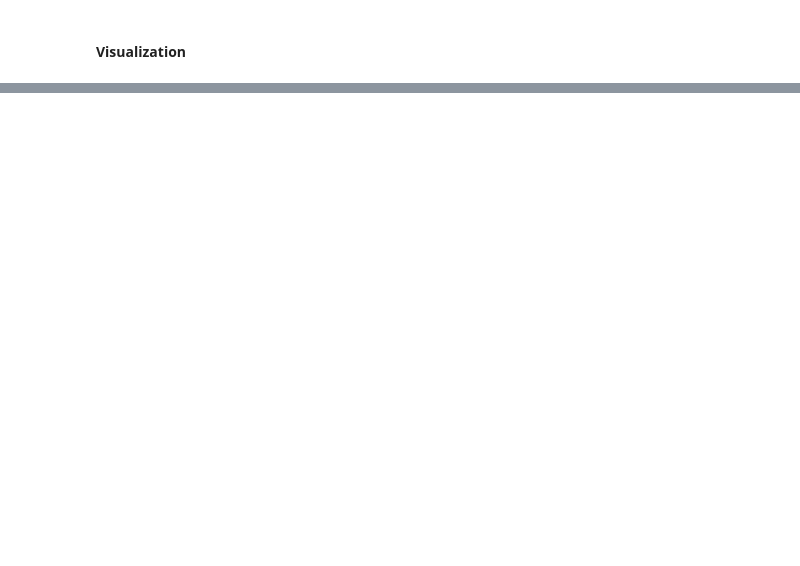
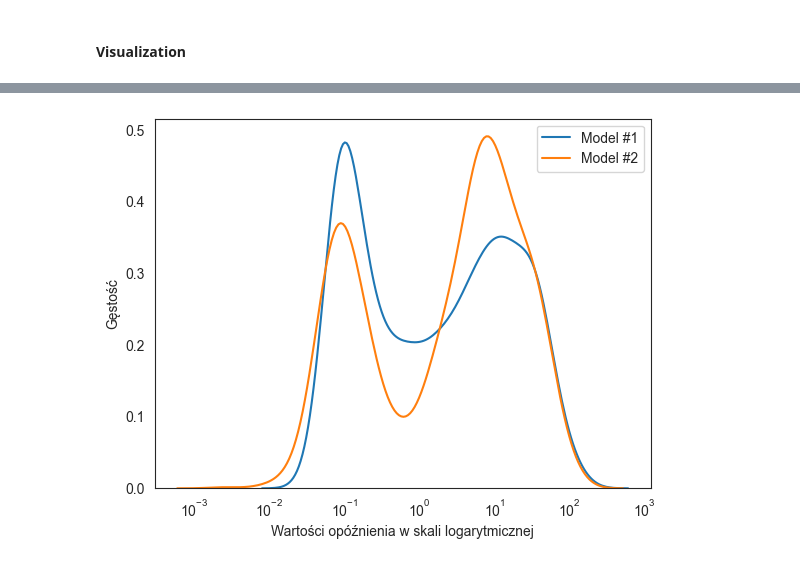
Before and after one commit to kowaleuro/GNN, a Jupyter notebook: model_analysis.ipynb, the cells around one changed output, grey strips where cells are left out. Drawn from its saved outputs; the diff is of its cells as text; code cells hidden in the pictures; blank space fills up the shorter version.

```diff
--- a/model_analysis.ipynb
+++ b/model_analysis.ipynb
@@ -98,0 +103,23 @@ Reusing TensorBoard on port 6006 (pid 23272), started 0:29:19 ago. (Use '!kill 2
+# %%
+import seaborn as sns
+import matplotlib.lines as mlines
+def KDE_new(mean,y_origin,y_predicted,save: bool = False,saveName = '',data_label1='data1',data_label2='data2',xlabel='',ylabel=''):
+  fig, ax = plt.subplots()
+  handles = []
+  sns.set_style("white")
+  sns.kdeplot(y_origin, fill=False,label=data_label1,ax=ax,log_scale=True)
+  sns.kdeplot(y_predicted, fill=False,levels=10,label=data_label2,ax=ax,log_scale=True)
+  # sns.kdeplot(original_old[0], fill=False,levels=10,label='Oryginał',ax=ax,log_scale=True)
+  plt.ylabel(ylabel)
+  plt.xlabel(xlabel)
+  plt.legend()
+  if save:
+    plt.savefig(f'assets/{saveName}.pdf')
+# %%
+KDE_new(mean,predicted_old[0],predicted[0],saveName='old_vs_new_delay',data_label1="Model #1",data_label2="Model #2",xlabel="Wartości opóźnienia w skali logarytmicznej",ylabel="Gęstość",save=True)
+# KDE_new(mean,predicted_old[1],predicted[1],saveName='old_vs_new_jitter',data_label1="Model #1",data_label2="Model #2",xlabel="Wartości fluktuacji w skali logarytmicznej",ylabel="Gęstość",save=True)
+# KDE_new(mean,predicted_old[2],predicted[2],saveName='old_vs_new_drop',data_label1="Model #1",data_label2="Model #2",xlabel="Wartości strat pakietów w skali logarytmicznej",ylabel="Gęstość",save=True)
+
+# Create2d(mean,predicted_old[0],predicted[0],bins=(10, 10),title='Porównanie rzeczywistych i aproksymowanych wartości \n w zależności od średniej zajętości na połączeniach',save=False)
+# %% [output]
+[figure, added]
```
Also changed, not shown: parts of 19 cells of this notebook, 2 other files.
